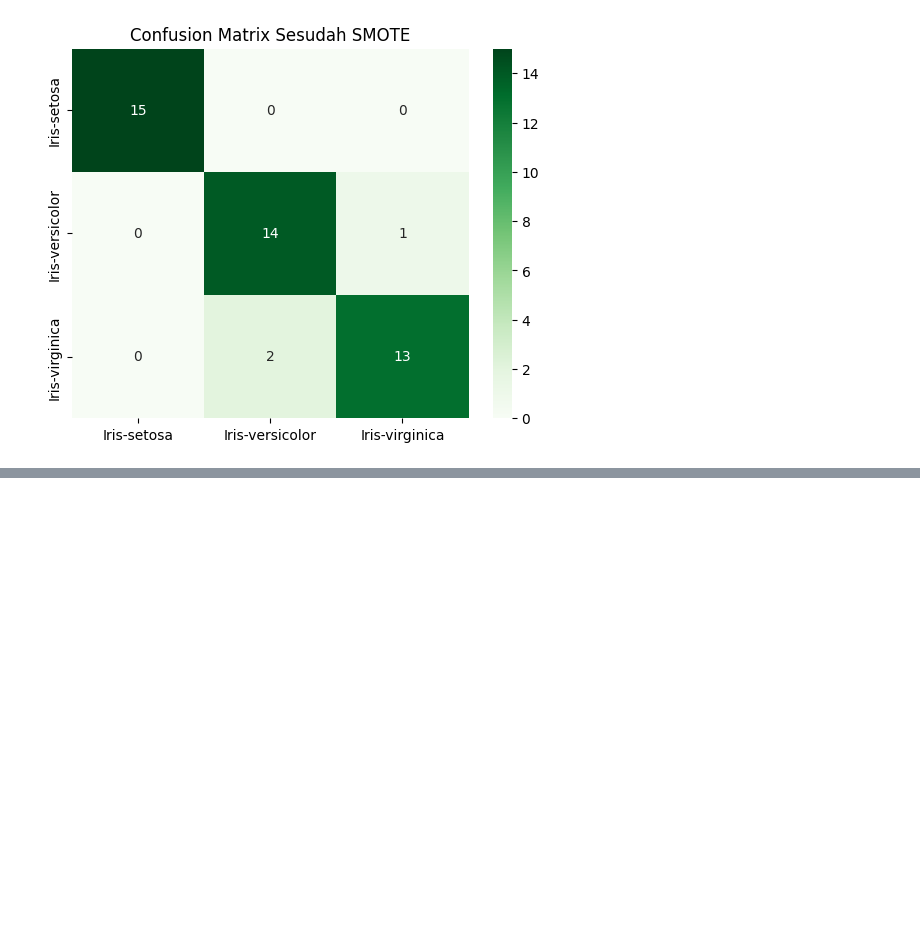
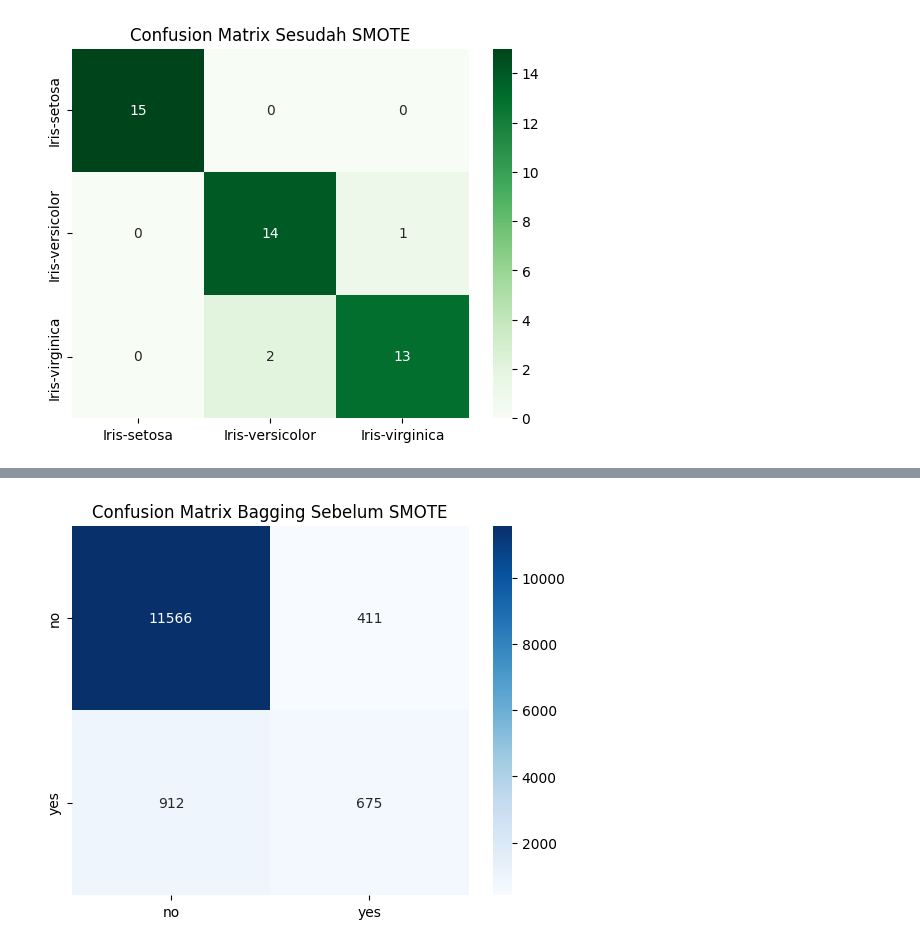
Before and after one commit to Mufid-031/PSD, a Jupyter notebook: proyek-sains-data/oversampling.ipynb, the cells around one changed output, grey strips where cells are left out. Cells and saved outputs as stored; diff of their text form; code cells hidden in the pictures; blank space fills up the shorter version.

Commit message:
menggunakan data bamk

```diff
--- a/proyek-sains-data/oversampling.ipynb
+++ b/proyek-sains-data/oversampling.ipynb
@@ -299,0 +379,93 @@ Iris-versicolor       0.88      0.93      0.90        15
+# %%
+import pandas as pd
+import numpy as np
+from sklearn.preprocessing import LabelEncoder
+from imblearn.over_sampling import SMOTE
+from sklearn.model_selection import train_test_split
+from sklearn.naive_bayes import GaussianNB
+from sklearn.ensemble import BaggingClassifier
+from sklearn.tree import DecisionTreeClassifier
+from sklearn.metrics import classification_report, accuracy_score, confusion_matrix
+import seaborn as sns
+import matplotlib.pyplot as plt
+
+# === 1. Baca data CSV ===
+df = pd.read_csv("./data/bank-full.csv", sep=";")  # ganti dengan nama file csv kamu
+
+# print(df.columns)
+
+# === 2. Pisahkan fitur dan target ===
+X = df.drop(columns=["y"])   # semua kolom kecuali target
+y = df["y"]
+
+# Encode data kategorikal jadi numerik
+X = pd.get_dummies(X, drop_first=True)
+le = LabelEncoder()
+y = le.fit_transform(y)   # "no" → 0, "yes" → 1
+
+print("Distribusi sebelum SMOTE:", dict(zip(*np.unique(y, return_counts=True))))
+
+# === 3. SMOTE untuk balancing ===
+smote = SMOTE(random_state=42)
+X_res, y_res = smote.fit_resample(X, y)
+
+print("Distribusi sesudah SMOTE:", dict(zip(*np.unique(y_res, return_counts=True))))
+
+# ======================================================
+# 4. Naive Bayes Sebelum & Sesudah SMOTE
+# ======================================================
+X_train, X_test, y_train, y_test = train_test_split(X, y, test_size=0.3,
+                                                    random_state=42, stratify=y)
+nb = GaussianNB()
+nb.fit(X_train, y_train)
+y_pred_before = nb.predict(X_test)
+
+print("\n=== Naive Bayes Sebelum SMOTE ===")
+print("Akurasi:", accuracy_score(y_test, y_pred_before))
+print(classification_report(y_test, y_pred_before, target_names=le.classes_))
+
+X_train_res, X_test_res, y_train_res, y_test_res = train_test_split(
+    X_res, y_res, test_size=0.3, random_state=42, stratify=y_res
+)
+nb.fit(X_train_res, y_train_res)
+y_pred_after = nb.predict(X_test_res)
+
+print("\n=== Naive Bayes Sesudah SMOTE ===")
+print("Akurasi:", accuracy_score(y_test_res, y_pred_after))
+print(classification_report(y_test_res, y_pred_after, target_names=le.classes_))
+
+# ======================================================
+# 5. Bagging Classifier Sebelum & Sesudah SMOTE
+# ======================================================
+bag = BaggingClassifier(
+    estimator=DecisionTreeClassifier(),
+    n_estimators=50,
+    random_state=42
+)
+
+bag.fit(X_train, y_train)
+y_pred_bag_before = bag.predict(X_test)
+
+print("\n=== Bagging Sebelum SMOTE ===")
+print("Akurasi:", accuracy_score(y_test, y_pred_bag_before))
+print(classification_report(y_test, y_pred_bag_before, target_names=le.classes_))
+
+cm_before = confusion_matrix(y_test, y_pred_bag_before)
+sns.heatmap(cm_before, annot=True, fmt="d", cmap="Blues",
+            xticklabels=le.classes_, yticklabels=le.classes_)
+plt.title("Confusion Matrix Bagging Sebelum SMOTE")
+plt.show()
+
+bag.fit(X_train_res, y_train_res)
+y_pred_bag_after = bag.predict(X_test_res)
+
+print("\n=== Bagging Sesudah SMOTE ===")
+print("Akurasi:", accuracy_score(y_test_res, y_pred_bag_after))
+print(classification_report(y_test_res, y_pred_bag_after, target_names=le.classes_))
+
+cm_after = confusion_matrix(y_test_res, y_pred_bag_after)
+sns.heatmap(cm_after, annot=True, fmt="d", cmap="Greens",
+            xticklabels=le.classes_, yticklabels=le.classes_)
+plt.title("Confusion Matrix Bagging Sesudah SMOTE")
+plt.show()
+# %% [output]
@@ -299,0 +489 @@ Iris-versicolor       0.88      0.93      0.90        15
+[figure, added]
```
Also changed, not shown: parts of 12 cells of this notebook, 1 other file.
